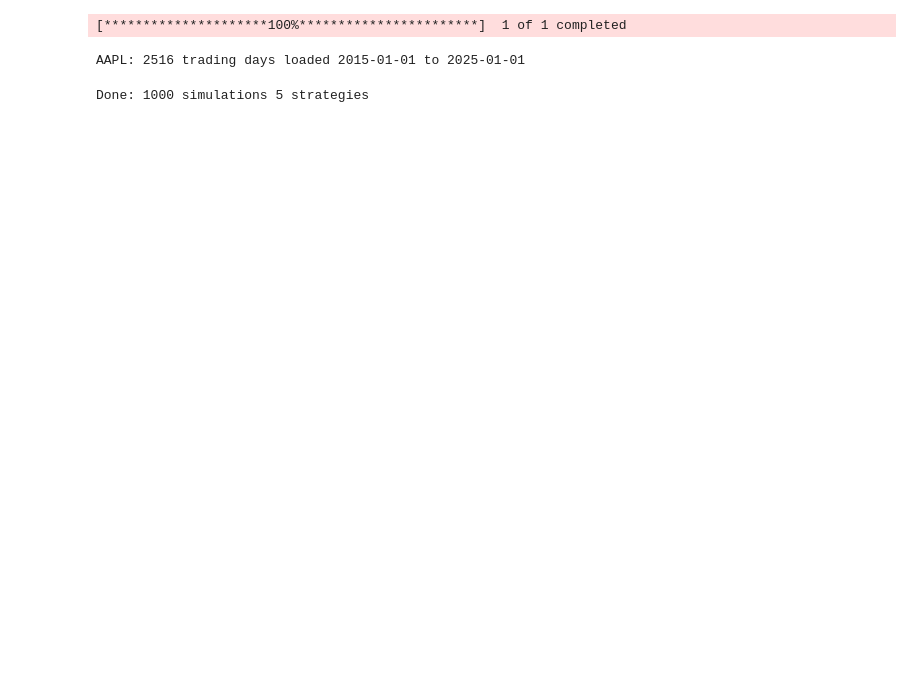
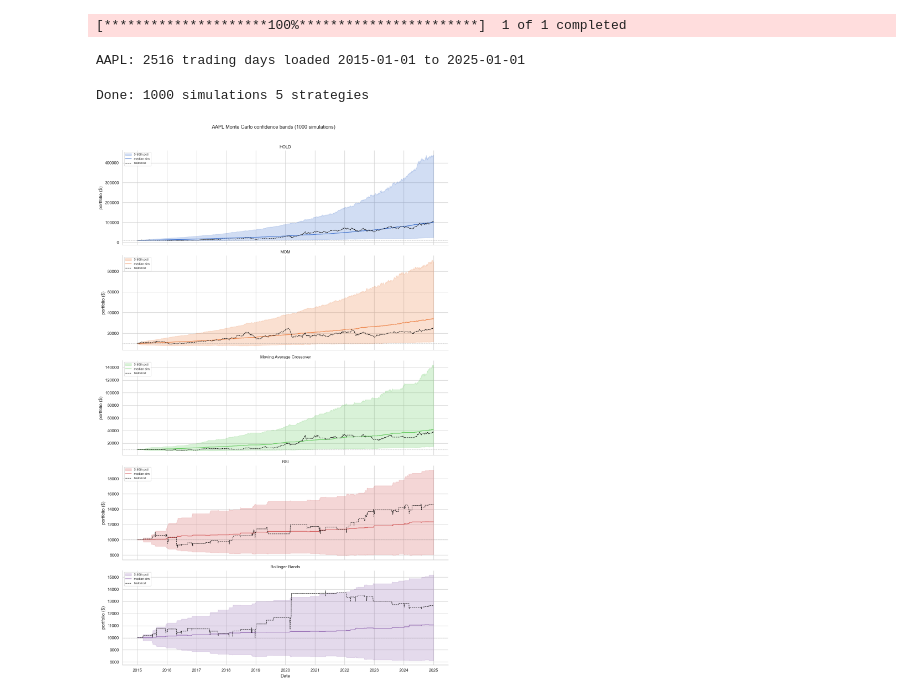
Before and after one commit to AedanBullen1/Trading-Simulation, a Jupyter notebook: monte_carlo.ipynb, the cells around one changed output. Saved outputs shown, nothing was run; the diff lists cells and outputs as text; code cells hidden in the pictures; blank space fills up the shorter version.

```diff
--- a/monte_carlo.ipynb
+++ b/monte_carlo.ipynb
@@ -75,7 +75,7 @@ def equity_curve(signal: pd.Series, returns: pd.Series) -> pd.Series:
     shifted_signal = signal.shift(1).fillna(0) # 1 day later. Cannot use today's signal to trade today.
     # the signal is the 1/0 trade/don't boolean. Also fills any nans.
 
-    daily_growth = 1 + shifted_signal * daily_returns # shifted signal (using whatever strategy) times returns
+    daily_growth = 1 + shifted_signal * returns # shifted signal (using whatever strategy) times returns
     # what growth u get if you use said method.
     # if signal 0 (out of market) 1 + 0 * return = 1.0, no change
     # if signal 1 (in market) 1 + 1 * return = ...
@@ -99,9 +99,9 @@ def risk_metrics(curve: pd.Series) -> dict:
 
     # max drawdown.
     rolling_max = curve.cummax() # tracks portfolios all-time high over time.
-    drawdown = (curve - rolling_max) / rolling_max # how far below the peak you are (zero or negative.)
+    drawdown = (curve - rolling_max) / rolling_max # how far below the peak you are (zero or negative.) as a percentage
     max_drawdown = drawdown.min() # worst, most negative point.
-    #MD asks what the worst peak to trough loss experienced is.
+    #MD asks what the worst peak to trough loss experienced is. Measures most painful moment in portfolio.
 
     return {"cagr": cagr, "sharpe": sharpe, "max_drawdown": max_drawdown, "final": curve.iloc[-1]}
 # %%
@@ -126,3 +127,33 @@ for sim in range(n_sims):
 print(f"Done: {n_sims} simulations {len(strategies)} strategies")
 # %% [output]
 Done: 1000 simulations 5 strategies
+# %%
+# ==== plot confidence bands ==
+fig, axes = plt.subplots(len(strategies), 1, figsize = (13, 4 * len(strategies)), sharex=True) # gives figure 1 column strategies rows.
+
+dates = price.index
+
+for ax, (name, signal), col in zip(axes, strategies.items(), colours): #.items() gets each row of dictionary.
+    # iterates over all three things in lockstep. each ax is the subplot to draw on.
+    curves_arr = np.array(mc_curves[name]) # set of all mc curves for given strategy.
+    lo = np.percentile(curves_arr, conf_lo, axis=0)
+    hi = np.percentile(curves_arr, conf_hi, axis = 0)
+    med = np.percentile(curves_arr, 50, axis=0)
+
+    historical_curve = equity_curve(signal, daily_returns) # curve using method for actual data.
+
+    ax.fill_between(dates, lo, hi, alpha=.25, color=col, label=f"{conf_lo}-{conf_hi}th pctl")
+    ax.plot(dates, med, color=col, linewidth=1.5, label='median sim') # average
+    ax.plot(dates, historical_curve, color='black', linewidth=1, linestyle='--', label='historical')
+    ax.axhline(starting_cash, color='grey', linewidth=1, linestyle='-')
+    ax.set_title(name, fontsize=11)
+    ax.set_ylabel('portfolio ($)')
+    ax.legend(fontsize=8, loc='upper left')
+    sns.despine(ax=ax)
+
+axes[-1].set_xlabel('Date')
+fig.suptitle(f'{symbol} Monte Carlo confidence bands ({n_sims} simulations)', fontsize=13, y=1.01)
+plt.tight_layout()
+plt.show()
+# %% [output]
+[figure, added]
```
Also changed, not shown: parts of 4 cells of this notebook, 1 other file.
